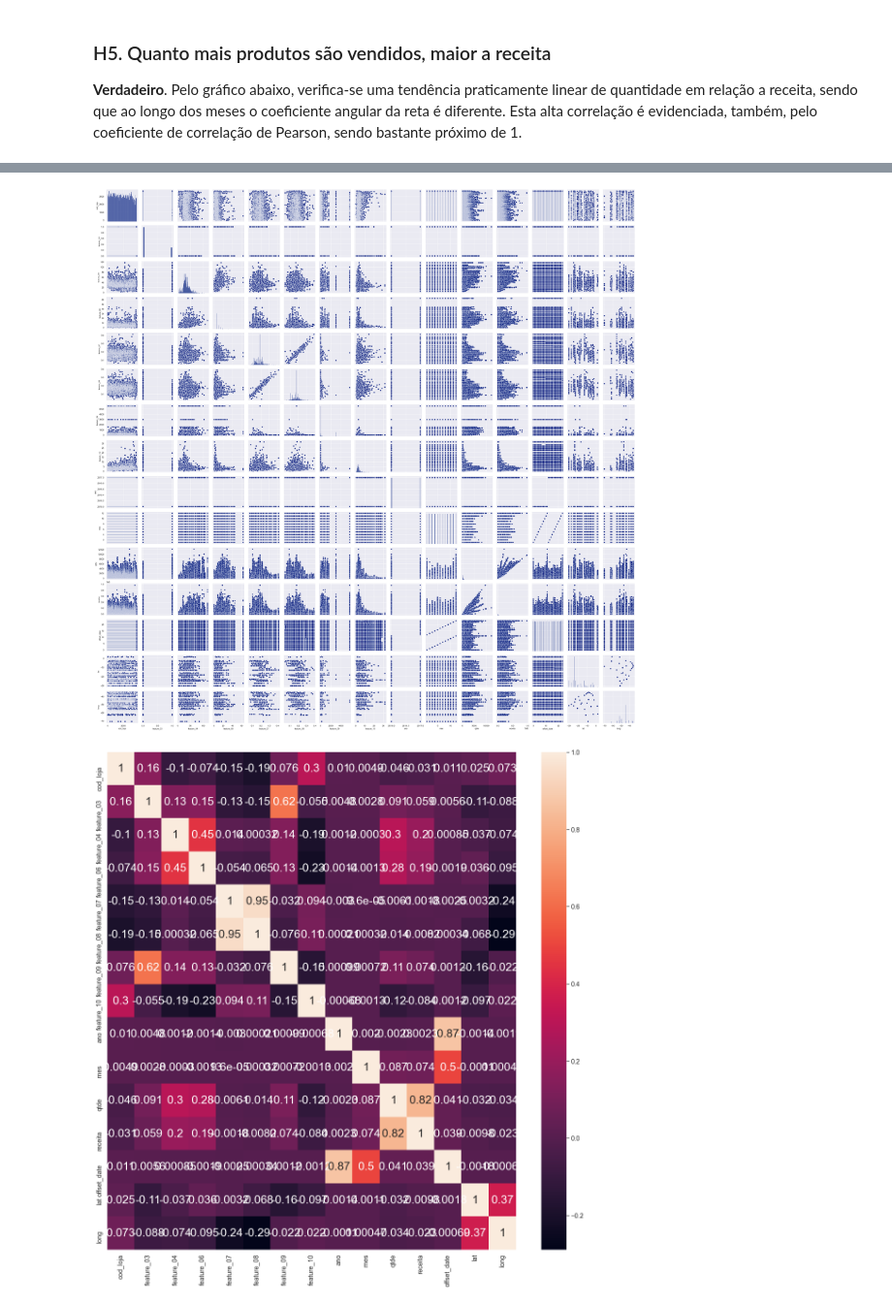
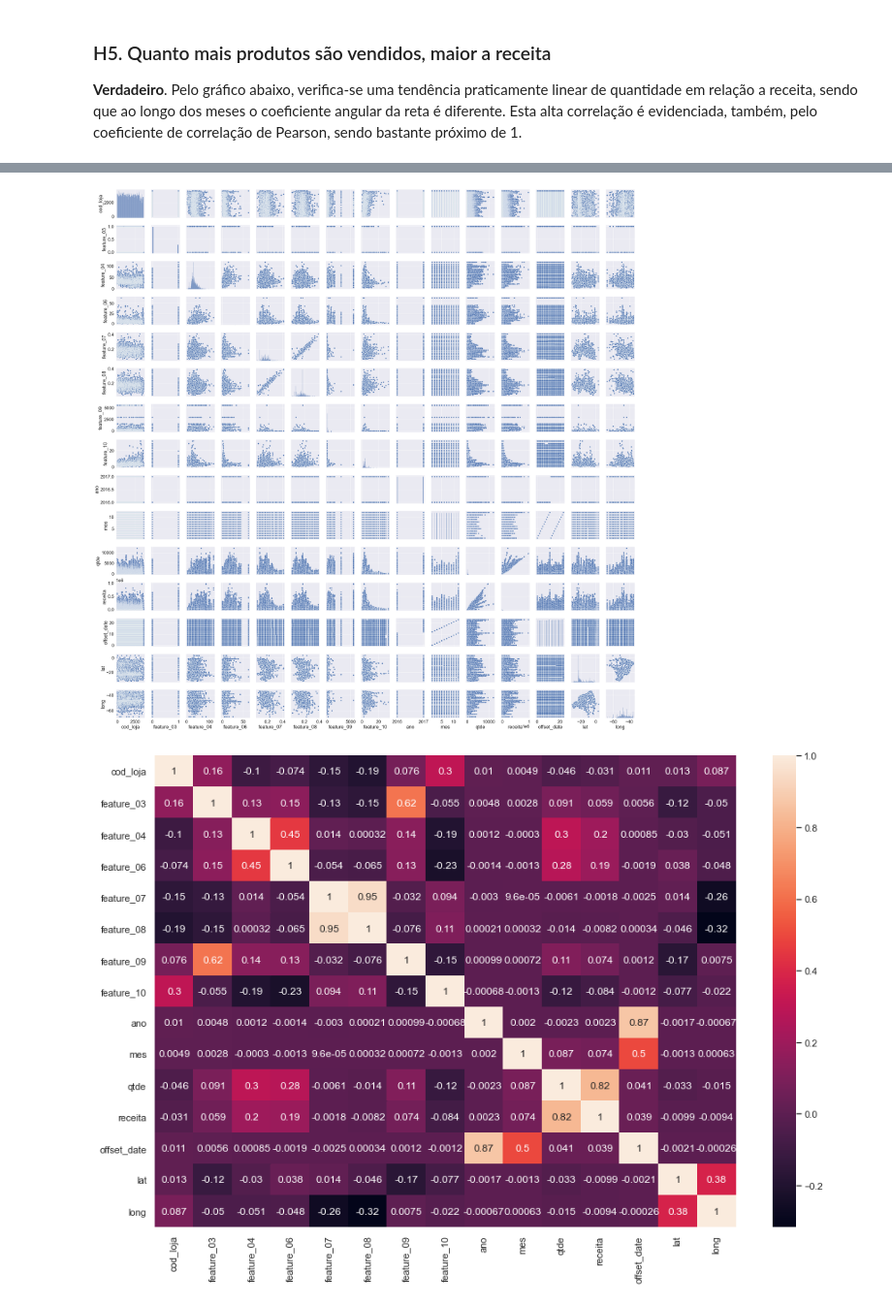
Before and after one commit to Lucas-Okamura/Hackathon_Big_Data, a Jupyter notebook: Hackathon Big Data.ipynb, the cells around one changed output, grey strips where cells are left out. Shown at 97% size. Saved outputs shown, nothing was run; the diff lists cells and outputs as text; code cells hidden in the pictures.

```diff
--- a/Hackathon Big Data.ipynb
+++ b/Hackathon Big Data.ipynb
@@ -499,0 +496,15 @@ df2.head()
+# %%
+# lendo arquivo
+df_lat_long = pd.read_csv("./data/dados_geo/BR_Localidades_2010_v1.csv", sep = ';')
+# %%
+# convertendo lat e long para float e codigo do municipio para string
+df_lat_long['LAT'] = df_lat_long['LAT'].astype('float')
+df_lat_long['LONG'] = df_lat_long['LONG'].astype('float')
+df_lat_long['CD_GEOCODMU'] = df_lat_long['CD_GEOCODMU'].astype('str')
+
+# agrupando por cidade e obtendo apenas dados de interesse
+df_lat_long_final = df_lat_long[['CD_GEOCODMU', 'LAT', 'LONG']].groupby('CD_GEOCODMU').mean()
+df_lat_long_final.reset_index(inplace = True)
+df_lat_long_final.columns = ['cod_municipio', 'lat', 'long']
+
+df_lat_long_final.head()
@@ -499,0 +518,5 @@ df2.head()
+# %%
+# realizando o merge entre dfs
+df2 = pd.merge(df2, df_lat_long_final, how = 'left', on = 'cod_municipio')
+
+df2.isna().sum()
@@ -669,14 +715,15 @@ _ = sns.heatmap(df3[['qtde', 'receita']].corr(method = 'pearson'), annot = True)
 # %%
 # pairplot
+sns.set(font_scale = 2)
 _ = sns.pairplot(df3)
 # %% [output]
-[figure, old version]
+[figure, new version]
 # %%
 # retirando variaveis categoricas
 aux = df3.select_dtypes(exclude = ['object'])
 
 # plot correlação
-f, ax = plt.subplots(figsize = (20, 20))
-ax = sns.heatmap(aux.corr(method = 'pearson'), annot = True)
+sns.set(font_scale = 1)
+_ = sns.heatmap(aux.corr(method = 'pearson'), annot = True, annot_kws={"fontsize":12})
 # %% [output]
-[figure, old version]
+[figure, new version]
```
Also changed, not shown: parts of 26 cells of this notebook, 3 other files.
